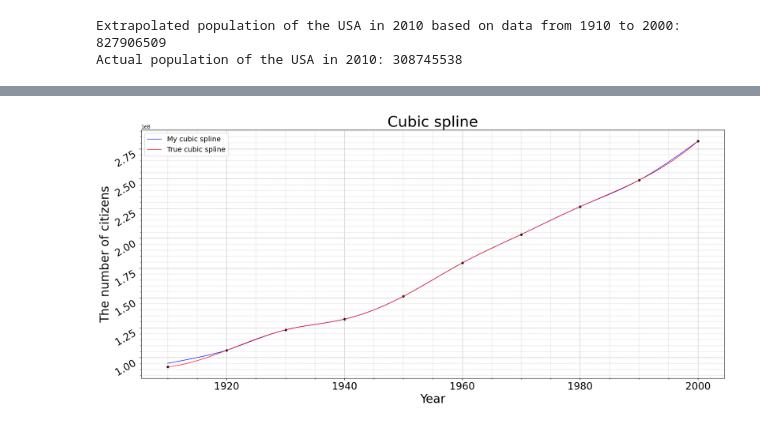
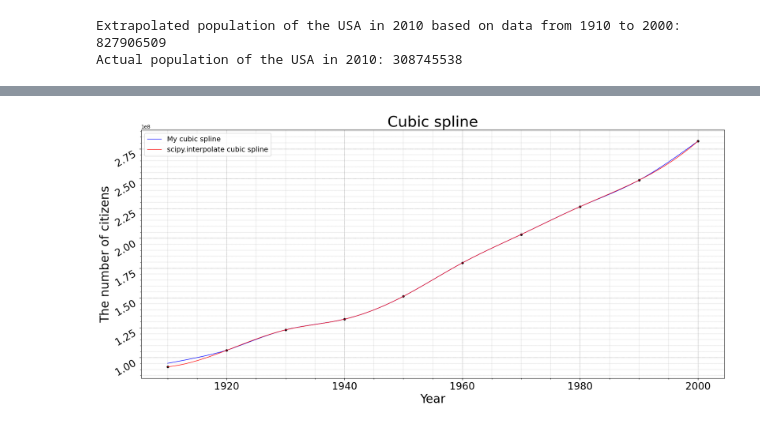
Before and after one commit to KetchuppOfficial/Computational_Mathematics, a Jupyter notebook: lab-4/lab-4.ipynb, the cells around one changed output, grey strips where cells are left out. Saved outputs shown, nothing was run; the diff lists cells and outputs as text; code cells hidden in the pictures.

```diff
--- a/lab-4/lab-4.ipynb
+++ b/lab-4/lab-4.ipynb
@@ -284,20 +502,18 @@ class Cubic_Spline:
             raise RuntimeError(f"x = {x} is out of range [{self._x[0]}; {self._x[self.N]}]")
 
         spline_i = 0
-        for i in range(1, self.N + 1):
-            if x < self._x[i]:
-                spline_i = i - 1
+        for i in range(self.N + 1):
+            if self._x[i] <= x and x <= self._x[i + 1]:
+                spline_i = i
                 break
-            if x == self._x[i]:
-                return self._y[i]
 
-        dx = self._x[spline_i + 1] - x
-        f = self._y[spline_i + 1]
-        f -= self._coeffs[0, spline_i] * dx
-        f += self._coeffs[1, spline_i] * dx ** 2
-        f -= self._coeffs[2, spline_i] * dx ** 3
+        dx = x - self._x[spline_i + 1]
+        a = self._y[spline_i + 1]
+        b = self._coeffs[0, spline_i]
+        c = self._coeffs[1, spline_i]
+        d = self._coeffs[2, spline_i]
 
-        return f
+        return a + b * dx + c * (dx ** 2) + d * (dx ** 3)
 
     def _compute_matrix(self):
 
@@ -356,31 +572,31 @@ class Cubic_Spline:
 # %%
 from scipy.interpolate import CubicSpline
 
 plt.figure(figsize = (21, 9), dpi = 100)
 plt.title("Cubic spline", fontsize = 30)
 
 plt.xlabel("Year", fontsize = 24)
 plt.xticks(fontsize =  20, ha = "center", va = "top")
 
 plt.ylabel("The number of citizens", fontsize = 24)
 plt.yticks(fontsize = 20, rotation = 30, ha = "right", va = "top")
 
 plt.scatter(years, souls, s = 15, color = "black")
 
 step = 1
 x = np.arange(years[0], years[len(years) - 1] + step, step)
 cs = Cubic_Spline(years, souls)
 cs_pro = CubicSpline(years, souls)
 y = []
 for point in x:
     y.append(cs(point))
 plt.plot(x, y, color='blue', linewidth = 1, label = "My cubic spline")
-plt.plot(x, cs_pro(x), color='red', linewidth = 1, label = "True cubic spline")
+plt.plot(x, cs_pro(x), color='red', linewidth = 1, label = "scipy.interpolate cubic spline")
 
 plt.legend(loc = "best", fontsize = 14)
 
 plt.grid (color = "black", linewidth = 0.45, linestyle = "dotted")
 plt.minorticks_on()
 plt.grid (which = "minor", color = "grey", linewidth = 0.25, linestyle = "dashed")
 # %% [output]
-[figure, old version]
+[figure, new version]
```
Also changed, not shown: parts of 2 cells of this notebook.
